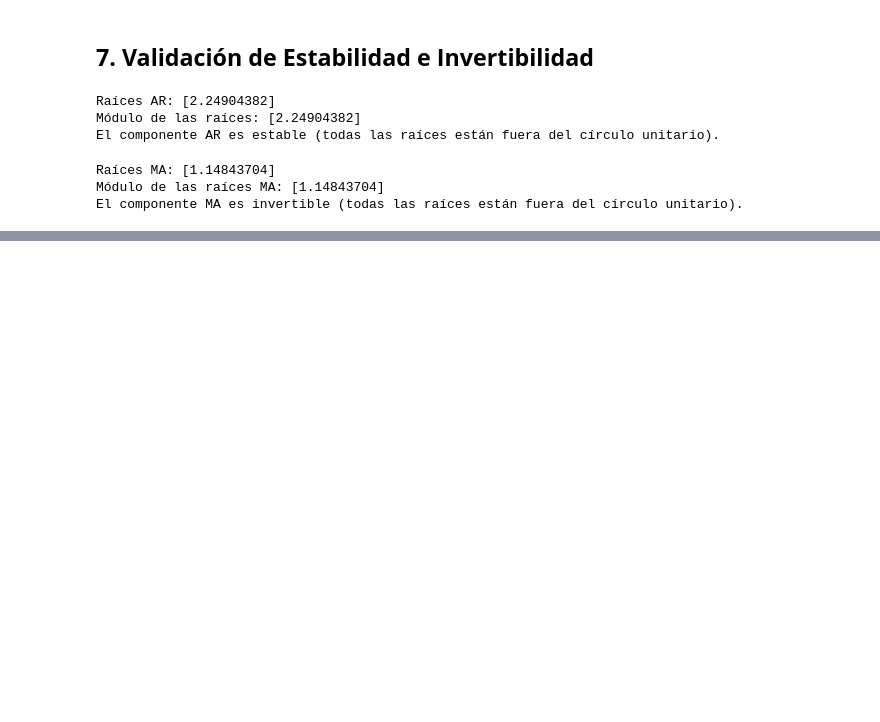
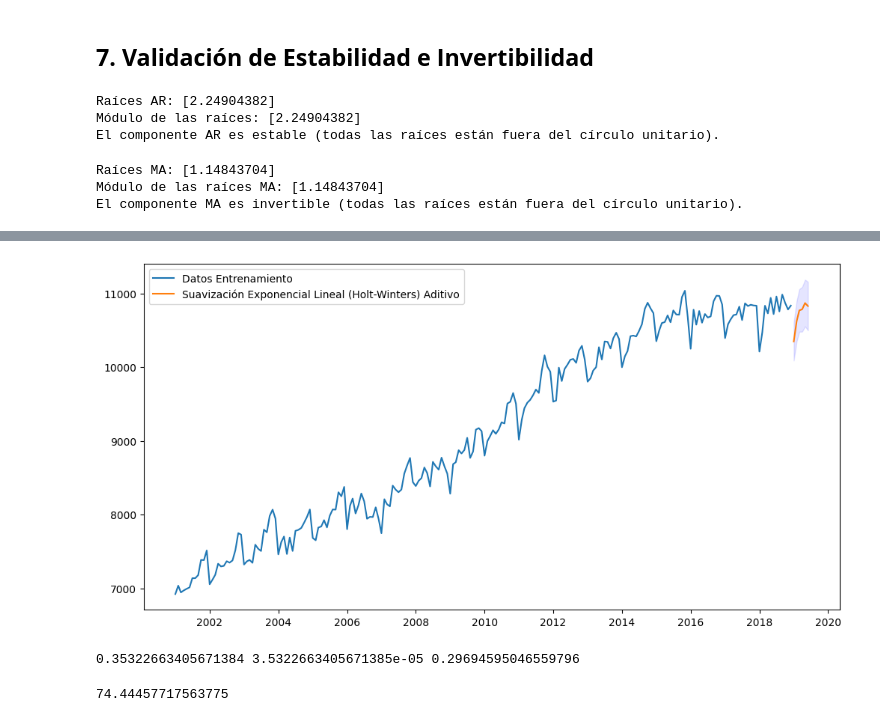
Before and after one commit to JulianEspinosaUrresti/ProyectoI-MIAA-2025, a Jupyter notebook: Taller_3.ipynb, the cells around one changed output, grey strips where cells are left out. Drawn from its saved outputs; the diff is of its cells as text; code cells hidden in the pictures; blank space fills up the shorter version.

```diff
--- a/Taller_3.ipynb
+++ b/Taller_3.ipynb
@@ -367,0 +378,21 @@ El componente MA es invertible (todas las raíces están fuera del círculo unit
+# %%
+train_len_2 = 216
+train_td_2 = data[["Ocupados"]][:train_len_2]
+test_td_2 = data[["Ocupados"]][train_len_2:]
+# %%
+# Build model suavizacion exponencial winters
+ets_model = ETSModel(endog=train_td_2["Ocupados"],error="add",trend="add",seasonal="add" )
+ets_result = ets_model.fit()
+
+point_forecast=ets_result.forecast(6)
+
+ci = ets_result.get_prediction(start = point_forecast.index[0],
+                                end = point_forecast.index[-1])
+
+conf_forecast = ci.pred_int(alpha=0.05)#.iloc[:,0]
+limits = ci.predicted_mean
+
+
+preds_hw_add = pd.concat([limits, conf_forecast], axis = 1)
+preds_hw_add.columns = ['Point_forecast', 'lower_95', 'upper_95']
+print(preds_hw_add)
@@ -367,0 +407,18 @@ El componente MA es invertible (todas las raíces están fuera del círculo unit
+# %%
+fig = plt.figure(figsize=(12, 6))
+plt.plot(train_td_2,label="Datos Entrenamiento")
+plt.plot(preds_hw_add['Point_forecast'],label="Suavización Exponencial Lineal (Holt-Winters) Aditivo")
+plt.fill_between(preds_hw_add.index ,preds_hw_add['lower_95'], preds_hw_add['upper_95'], color='blue', alpha=0.1)
+plt.legend()
+plt.show()
+# %% [output]
+[figure, added]
+# %%
+print(ets_result.alpha,ets_result.beta,ets_result.gamma)
+# %% [output]
+0.35322663405671384 3.5322663405671385e-05 0.29694595046559796
+# %%
+rmse_hw_add = np.sqrt(mean_squared_error(test_td_2,preds_hw_add['Point_forecast']))
+print(rmse_hw_add)
+# %% [output]
+74.44457717563775
```
Also changed, not shown: parts of 13 cells of this notebook.
